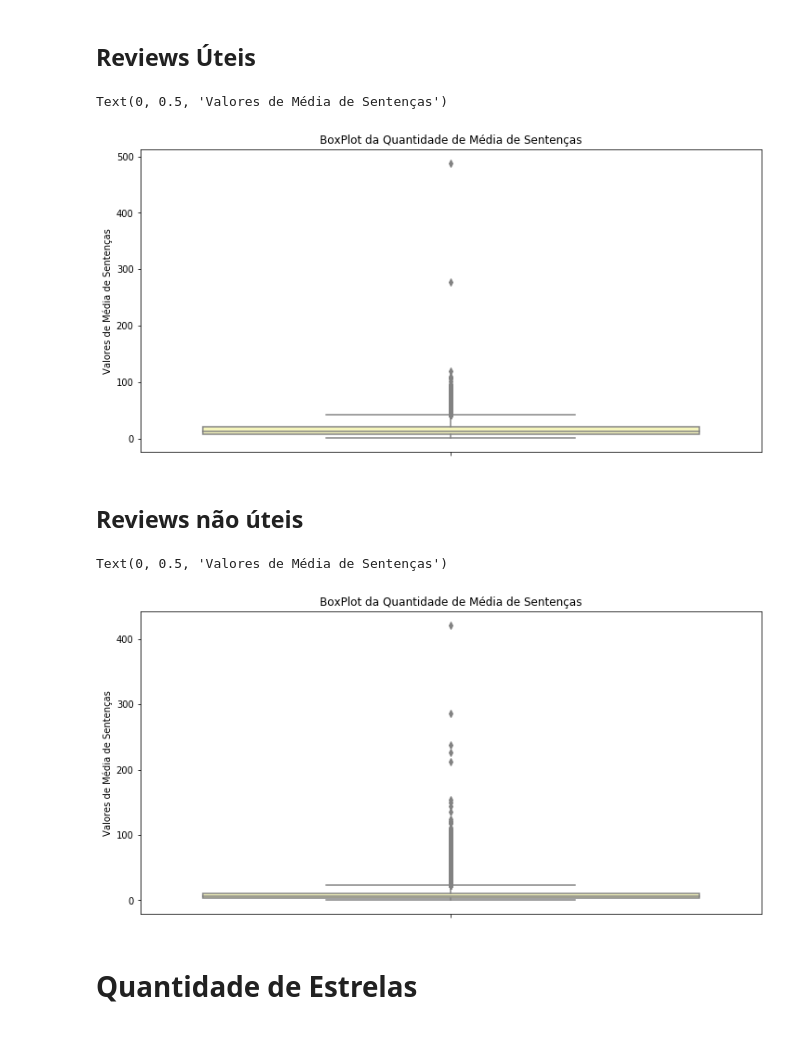
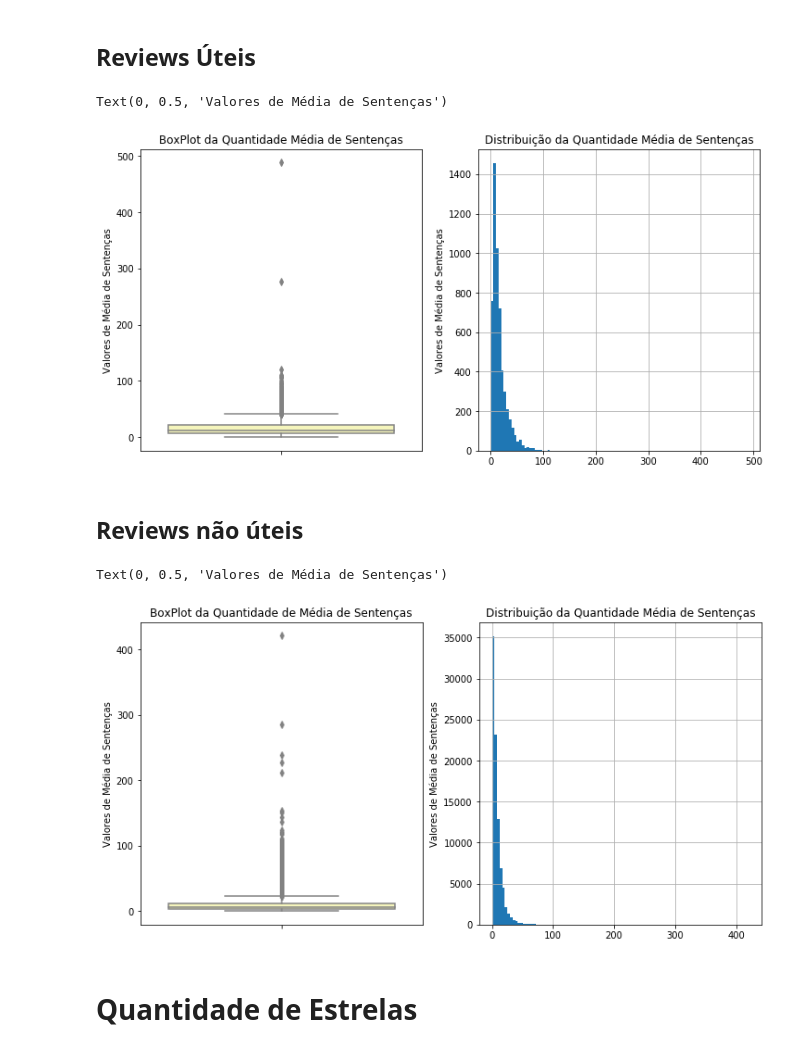
Before and after one commit to RogerFig/features_experiments, a Jupyter notebook: Experimentos.ipynb, the cells around one changed output. Saved outputs shown, nothing was run; the diff lists cells and outputs as text; code cells hidden in the pictures.

```diff
--- a/Experimentos.ipynb
+++ b/Experimentos.ipynb
@@ -90,22 +116,34 @@ Text(0, 0.5, 'Valores de Sentenças')
 ## Reviews Úteis
 # %%
 plt.figure(figsize=(12,6))
+plt.subplot(1,2,1)
 fig = sns.boxplot(x='avg_sent_len',data=df_res_apps[df_res_apps['helpfulness'] == 1.0], orient='v', color='#ffffb2')
-fig.set_title('BoxPlot da Quantidade de Média de Sentenças')
+fig.set_title('BoxPlot da Quantidade Média de Sentenças')
 fig.set_ylabel('Valores de Média de Sentenças')
+
+plt.subplot(1,2,2)
+fig = df_res_apps[df_res_apps['helpfulness'] == 1.0].avg_sent_len.hist(bins=100)
+fig.set_title('Distribuição da Quantidade Média de Sentenças')
+fig.set_ylabel('Valores de Média de Sentenças')
 # %% [output]
 Text(0, 0.5, 'Valores de Média de Sentenças')
-[figure, old version]
+[figure, new version]
 # %% [markdown]
 ## Reviews não úteis
 # %%
 plt.figure(figsize=(12,6))
+plt.subplot(1,2,1)
 fig = sns.boxplot(x='avg_sent_len',data=df_res_apps[df_res_apps['helpfulness'] == 0.0], orient='v', color='#ffffb2')
 fig.set_title('BoxPlot da Quantidade de Média de Sentenças')
 fig.set_ylabel('Valores de Média de Sentenças')
+
+plt.subplot(1,2,2)
+fig = df_res_apps[df_res_apps['helpfulness'] == 0.0].avg_sent_len.hist(bins=100)
+fig.set_title('Distribuição da Quantidade Média de Sentenças')
+fig.set_ylabel('Valores de Média de Sentenças')
 # %% [output]
 Text(0, 0.5, 'Valores de Média de Sentenças')
-[figure, old version]
+[figure, new version]
 # %% [markdown]
 # Quantidade de Estrelas
 # %% [markdown]
```
Also changed, not shown: parts of 5 cells of this notebook.
